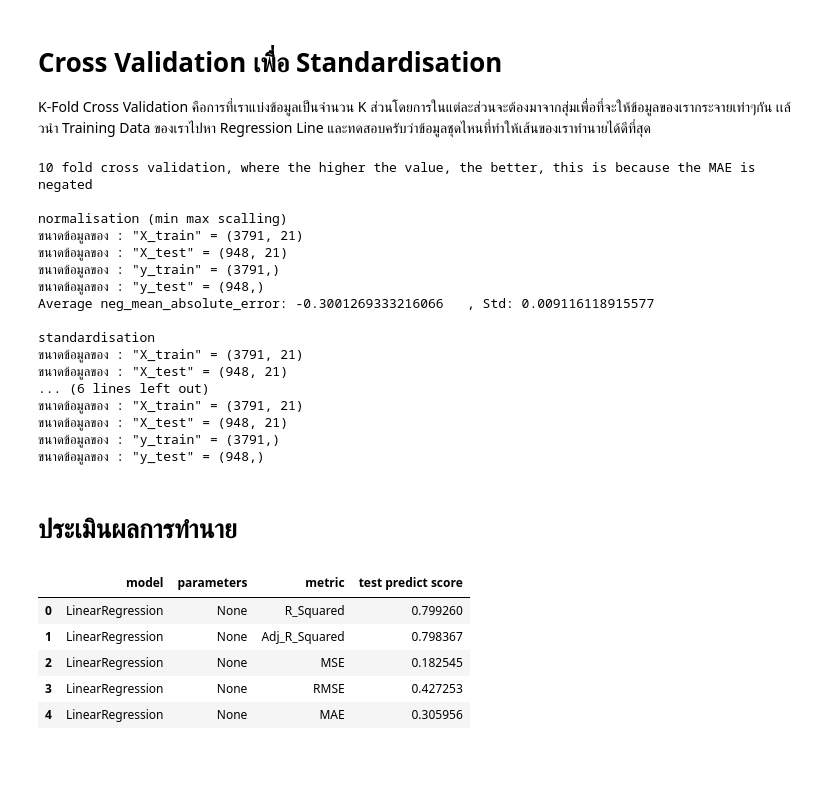
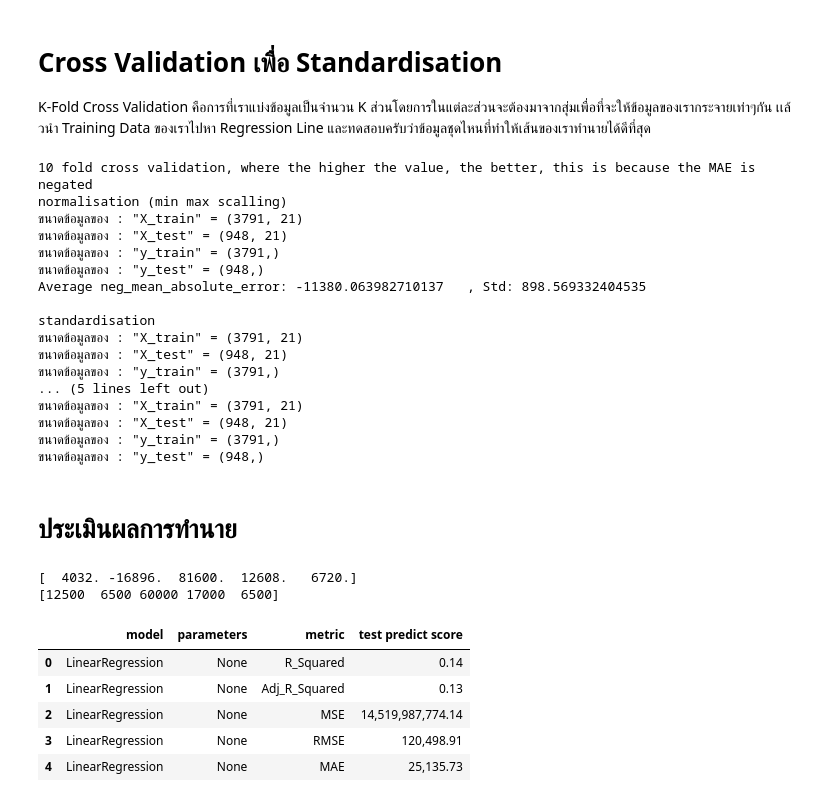
Before and after one commit to MrYellowSock/House-Rent-Prediction-in-India, a Jupyter notebook: HouseRentIndia.ipynb, the cells around one changed output. Drawn from its saved outputs; the diff is of its cells as text; code cells hidden in the pictures; blank space fills up the shorter version.

```diff
--- a/HouseRentIndia.ipynb
+++ b/HouseRentIndia.ipynb
@@ -79,7 +79,7 @@ df2 = trim(df)
 shape(df,'df')
 
 # แก้ไขคอลัมป์ "floor"
-df2 = df2.join(df2['floor'].str.split(' out of ', 1, expand=True).rename(columns={0:'floor_level', 1:'total_floor'}))
+df2 = df2.join(df2['floor'].str.split(' out of ', n=1, expand=True).rename(columns={0:'floor_level', 1:'total_floor'}))
 df2['floor_level'] = df2.apply(lambda x: 0 if x['floor_level'] =='Ground' \
                                else ( -1 if x['floor_level'] =='Lower Basement' else (x['total_floor']) ) , axis=1)
 print("\033[1mแก้ไขค่าในคอลัมป์ floor\033[0m : 'Ground'=0, 'Lower Basement'=-1, Rest = total_floor")
@@ -380,8 +380,8 @@ $$\boldsymbol{\hat{y}} = X\boldsymbol{\theta}$$
 # 📌 กำหนดตัวแปรอิสระ X และตัวแปรตาม y
 # %%
 RANDOM_NUMBER = 42
-y =df5[['rent']].values
-X = df5.drop('rent',axis=1)
+y =df5['rent']
+X = df5.drop(['rent'],axis=1)
 # %% [markdown]
 ### Splitting in to Train and Test Dataset
 # %% [markdown]
@@ -527,7 +525,9 @@ $$
 def test_predict(model,X_train,X_test,y_train,y_test, parameters = None):
     model.fit(X_train, y_train)
     prediction_test = model.predict(X_test)
-    model_text_list=[]; metric_list=[]; score_list=[] ; param_list=[]
+    print(prediction_test[0:5])
+    print(y_test[0:5])
+    model_text_list=[];metric_list=[]; score_list=[] ; param_list=[]
 
     # create list of metric to be examined
     metric_functions = [r2_score, r2_score, mean_squared_error,mean_squared_error,mean_absolute_error]
@@ -537,12 +537,21 @@ def test_predict(model,X_train,X_test,y_train,y_test, parameters = None):
     for metric_function, metric_function_text in zip(metric_functions, metric_functions_text):
         if metric_function_text == 'Adj_R_Squared':
             Adj_r2 = 1 - (1-r2_score(y_test, prediction_test)) * (len(y)-1)/(len(y)-X.shape[1]-1)
-            model_text_list.append(type(model).__name__); metric_list.append(metric_function_text); score_list.append(Adj_r2); param_list.append(parameters)
+            model_text_list.append(type(model).__name__);
+            metric_list.append(metric_function_text);
+            score_list.append(Adj_r2);
+            param_list.append(parameters)
         elif metric_function_text == 'RMSE':
             rmse = mean_squared_error(y_test, prediction_test, squared=False)
-            model_text_list.append(type(model).__name__); metric_list.append(metric_function_text); score_list.append(rmse); param_list.append(parameters)
+            model_text_list.append(type(model).__name__);
+            metric_list.append(metric_function_text);
+            score_list.append(rmse);
+            param_list.append(parameters)
         else:
-            model_text_list.append(type(model).__name__); metric_list.append(metric_function_text); score_list.append(metric_function(y_test, prediction_test)); param_list.append(parameters)
+            model_text_list.append(type(model).__name__);
+            metric_list.append(metric_function_text);
+            score_list.append(metric_function(y_test, prediction_test));
+            param_list.append(parameters)
 
     d = {'model':model_text_list, 'parameters': param_list ,'metric': metric_list, 'test predict score': score_list}
     df = pd.DataFrame(data=d)
@@ -573,18 +582,17 @@ def cross_validation(model, treated_X, y):
 K-Fold Cross Validation คือการที่เราแบ่งข้อมูลเป็นจำนวน K ส่วนโดยการในแต่ละส่วนจะต้องมาจากสุ่มเพื่อที่จะให้ข้อมูลของเรากระจายเท่าๆกัน เเล้วนำ Training Data ของเราไปหา Regression Line และทดสอบครับว่าข้อมูลชุดไหนที่ทำให้เส้นของเราทำนายได้ดีที่สุด
 # %%
 model = RandomForestRegressor(random_state=RANDOM_NUMBER)
-
+X_num = X.astype(int)
 print("10 fold cross validation, where the higher the value, the better, this is because the MAE is negated")
-print()
 
 # normalisation (min max scalling)
 print("normalisation (min max scalling)")
-normalized_X = (X-X.min())/(X.max()-X.min())
+normalized_X = (X_num-X_num.min())/(X_num.max()-X_num.min())
 norm_score = cross_validation(model, normalized_X, y)
 
 # standardisation
 print("standardisation")
-standardized_X = (X-X.mean())/X.std()
+standardized_X = (X_num-X_num.mean())/X_num.std()
 std_score = cross_validation(model, standardized_X, y)
 
 if norm_score> std_score:
@@ -597,18 +605,18 @@ else:
     X_train, X_test, y_train, y_test = split_data(standardized_X, y)
 # %% [output]
 10 fold cross validation, where the higher the value, the better, this is because the MAE is negated
-
 normalisation (min max scalling)
 ขนาดข้อมูลของ : "X_train" = (3791, 21)
 ขนาดข้อมูลของ : "X_test" = (948, 21)
 ขนาดข้อมูลของ : "y_train" = (3791,)
 ขนาดข้อมูลของ : "y_test" = (948,)
-Average neg_mean_absolute_error: -0.3001269333216066   , Std: 0.009116118915577
+Average neg_mean_absolute_error: -11380.063982710137   , Std: 898.569332404535
 
 standardisation
 ขนาดข้อมูลของ : "X_train" = (3791, 21)
 ขนาดข้อมูลของ : "X_test" = (948, 21)
-... (6 lines left out)
+ขนาดข้อมูลของ : "y_train" = (3791,)
+... (5 lines left out)
 ขนาดข้อมูลของ : "X_train" = (3791, 21)
 ขนาดข้อมูลของ : "X_test" = (948, 21)
 ขนาดข้อมูลของ : "y_train" = (3791,)
@@ -617,12 +625,15 @@ standardisation
 # ประเมินผลการทำนาย
 # %%
 model = LinearRegression()
+pd.options.display.float_format = '{:,.2f}'.format
 LinearRegression_test = test_predict(model, X_train,X_test,y_train,y_test)
 LinearRegression_test
 # %% [output]
+[  4032. -16896.  81600.  12608.   6720.]
+[12500  6500 60000 17000  6500]
 |  | model | parameters | metric | test predict score |
-| 0 | LinearRegression | None | R_Squared | 0.799260 |
-| 1 | LinearRegression | None | Adj_R_Squared | 0.798367 |
-| 2 | LinearRegression | None | MSE | 0.182545 |
-| 3 | LinearRegression | None | RMSE | 0.427253 |
-| 4 | LinearRegression | None | MAE | 0.305956 |
+| 0 | LinearRegression | None | R_Squared | 0.14 |
+| 1 | LinearRegression | None | Adj_R_Squared | 0.13 |
+| 2 | LinearRegression | None | MSE | 14,519,987,774.14 |
+| 3 | LinearRegression | None | RMSE | 120,498.91 |
+| 4 | LinearRegression | None | MAE | 25,135.73 |
```
Also changed, not shown: parts of 5 cells of this notebook, 2 other files.
